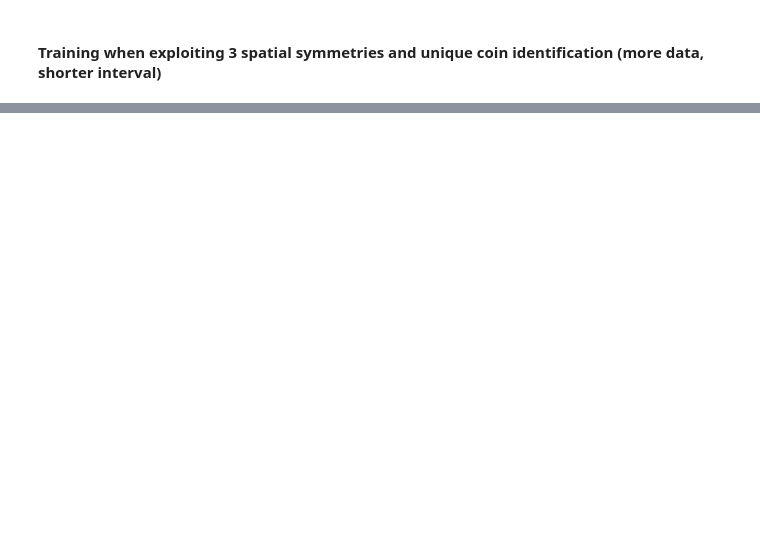
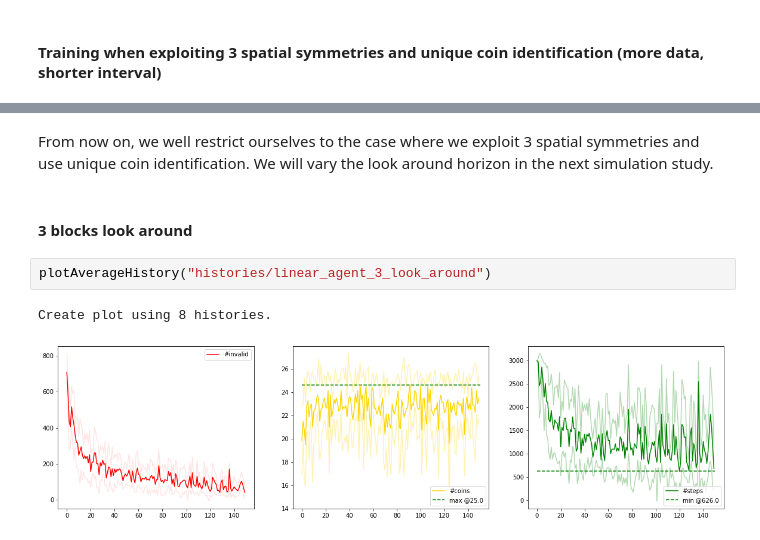
Before and after one commit to hericks/FML, a Jupyter notebook: bomberman_rl/agent_code/linear_agent/monitoring.ipynb, the cells around one changed output, grey strips where cells are left out. Drawn from its saved outputs; the diff is of its cells as text; blank space fills up the shorter version.

```diff
--- a/bomberman_rl/agent_code/linear_agent/monitoring.ipynb
+++ b/bomberman_rl/agent_code/linear_agent/monitoring.ipynb
@@ -105,0 +124,9 @@ plotAverageHistory("histories/linear_agent_4_look_around_with_extensive_mirrorin
+# %% [markdown]
+From now on, we well restrict ourselves to the case where we exploit 3 spatial symmetries and use unique coin identification. We will vary the look around horizon in the next simulation study.
+# %% [markdown]
+#### 3 blocks look around
+# %%
+plotAverageHistory("histories/linear_agent_3_look_around")
+# %% [output]
+Create plot using 8 histories.
+[figure, added]
```
Also changed, not shown: parts of 10 cells of this notebook.
